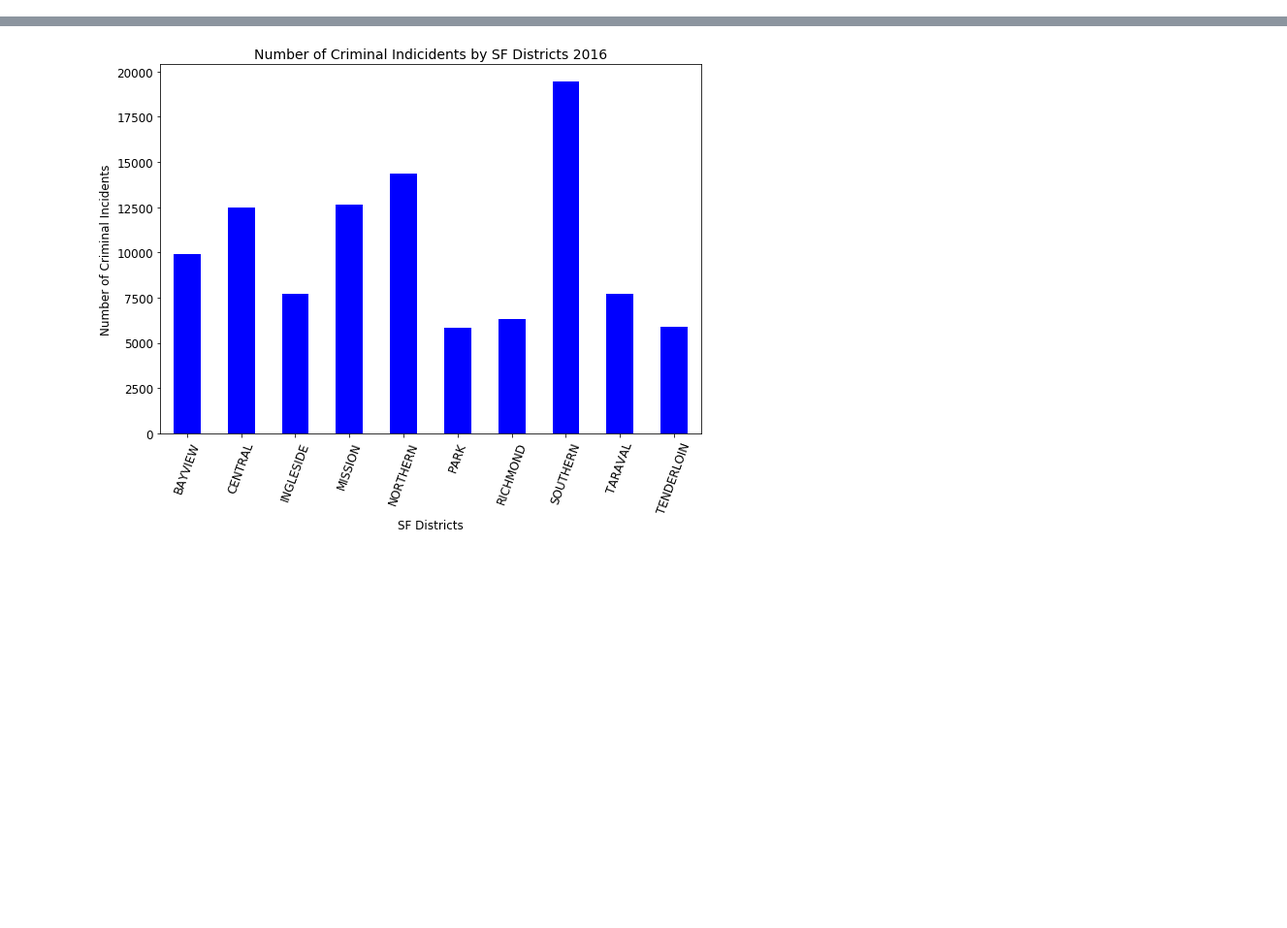
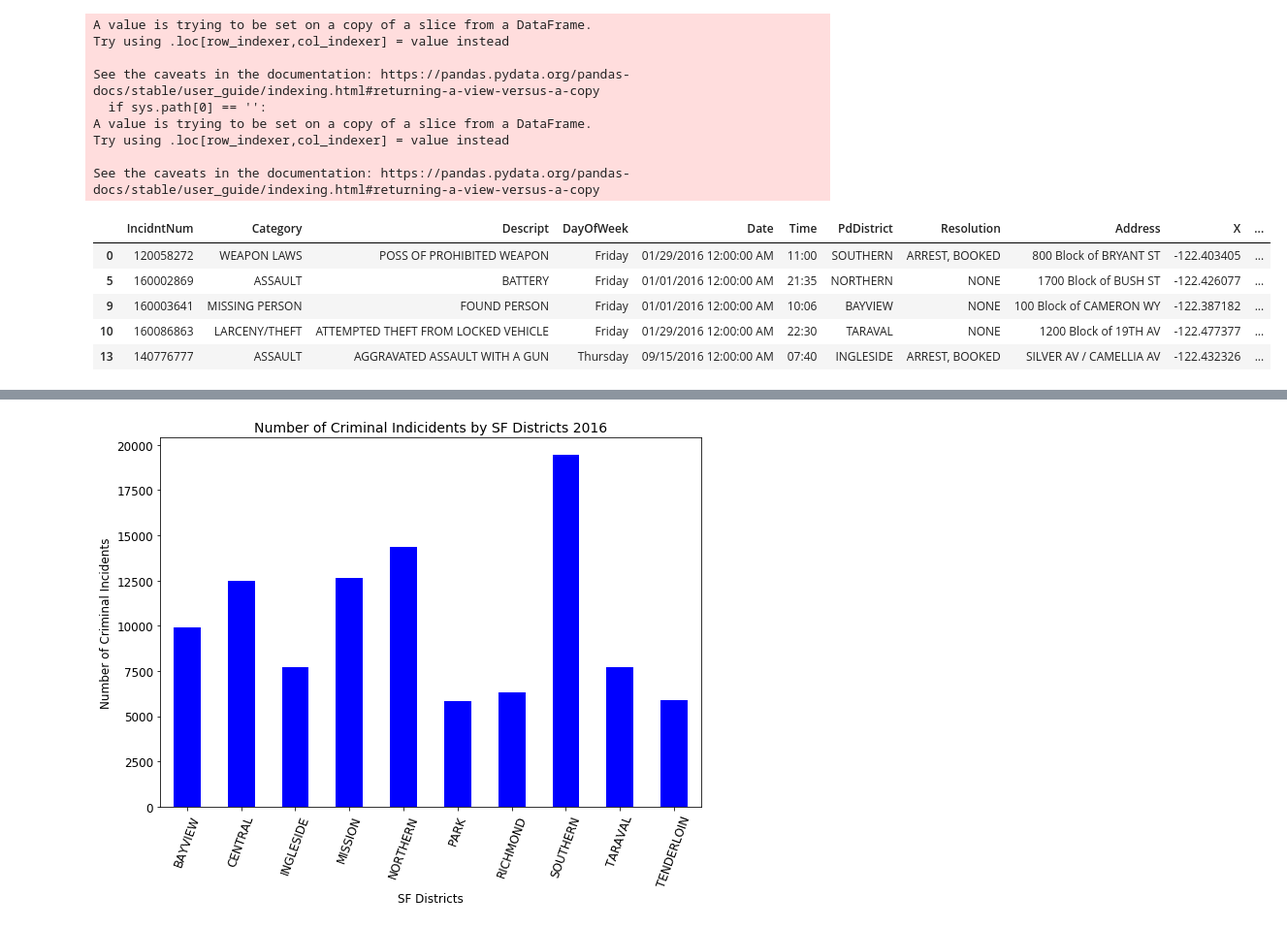
Before and after one commit to michellegillis/SFPD_Crime_Stats_Project, a Jupyter notebook: sf_crime_incident_number.ipynb, the cells around one changed output, grey strips where cells are left out. Shown at 97% size. Drawn from its saved outputs; the diff is of its cells as text; code cells hidden in the pictures; blank space fills up the shorter version.

```diff
--- a/sf_crime_incident_number.ipynb
+++ b/sf_crime_incident_number.ipynb
@@ -38,0 +16,36 @@ sfpd_incnum
+# %%
+#import csv and clean data
+csvpath = "Resources/sfpd_incidents_2016.csv"
+sfpd_df = pd.read_csv(csvpath)
+sfpd_clean = sfpd_df[~sfpd_df['Category'].isin(['NON-CRIMINAL', 'OTHER OFFENSES','SECONDARY CODES','WARRANTS','SUICIDE','BRIBERY','EXTORTION','EXTORTION','FAMILY OFFENSES','LOITERING','SEX OFFENSES', 'NON FORCIBLE','BAD CHECKS','GAMBLING','PORNOGRAPHY/OBSCENE MAT','TREA'])]
+sfpd_clean_df = sfpd_clean.dropna(how='any')
+sfpd_rawdata_clean = sfpd_clean_df.drop(['PdId'], axis = 1)
+sfpd_incnum = sfpd_rawdata_clean.drop_duplicates(subset = "IncidntNum")
+
+#seperate hour of the day for each incident and create new column for later examination.
+time_min = pd.to_datetime(sfpd_incnum["Time"])
+time_clean = time_min.dt.hour
+sfpd_incnum['Hour'] = time_clean
+
+#create 3 bins for time of day: morning, middle, night
+bins = [0,8,17,24]
+time_of_day = ["Morning", "Middle", "Night"]
+pd.cut(sfpd_incnum["Hour"], bins, labels=time_of_day).head()
+sfpd_incnum["Time of Day"] = pd.cut(sfpd_incnum["Hour"], bins, labels=time_of_day)
+sfpd_incnum.head()
+# %% [output]
+A value is trying to be set on a copy of a slice from a DataFrame.
+Try using .loc[row_indexer,col_indexer] = value instead
+
+See the caveats in the documentation: https://pandas.pydata.org/pandas-docs/stable/user_guide/indexing.html#returning-a-view-versus-a-copy
+  if sys.path[0] == '':
+A value is trying to be set on a copy of a slice from a DataFrame.
+Try using .loc[row_indexer,col_indexer] = value instead
+
+See the caveats in the documentation: https://pandas.pydata.org/pandas-docs/stable/user_guide/indexing.html#returning-a-view-versus-a-copy
+|  | IncidntNum | Category | Descript | DayOfWeek | Date | Time | PdDistrict | Resolution | Address | X | ... |
+| 0 | 120058272 | WEAPON LAWS | POSS OF PROHIBITED WEAPON | Friday | 01/29/2016 12:00:00 AM | 11:00 | SOUTHERN | ARREST, BOOKED | 800 Block of BRYANT ST | -122.403405 | ... |
+| 5 | 160002869 | ASSAULT | BATTERY | Friday | 01/01/2016 12:00:00 AM | 21:35 | NORTHERN | NONE | 1700 Block of BUSH ST | -122.426077 | ... |
+| 9 | 160003641 | MISSING PERSON | FOUND PERSON | Friday | 01/01/2016 12:00:00 AM | 10:06 | BAYVIEW | NONE | 100 Block of CAMERON WY | -122.387182 | ... |
+| 10 | 160086863 | LARCENY/THEFT | ATTEMPTED THEFT FROM LOCKED VEHICLE | Friday | 01/29/2016 12:00:00 AM | 22:30 | TARAVAL | NONE | 1200 Block of 19TH AV | -122.477377 | ... |
+| 13 | 140776777 | ASSAULT | AGGRAVATED ASSAULT WITH A GUN | Thursday | 09/15/2016 12:00:00 AM | 07:40 | INGLESIDE | ARREST, BOOKED | SILVER AV / CAMELLIA AV | -122.432326 | ... |
```
Also changed, not shown: parts of 12 cells of this notebook, 1 other file.
